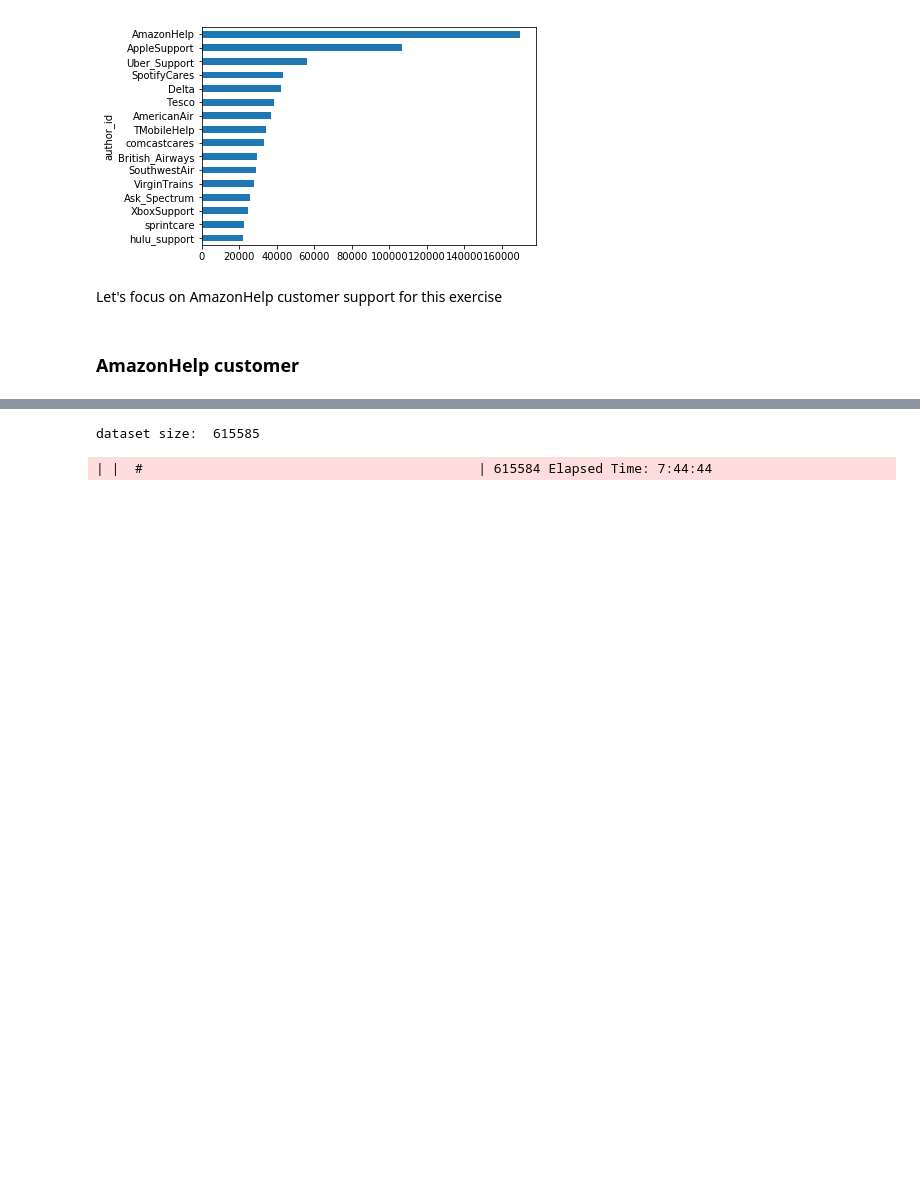
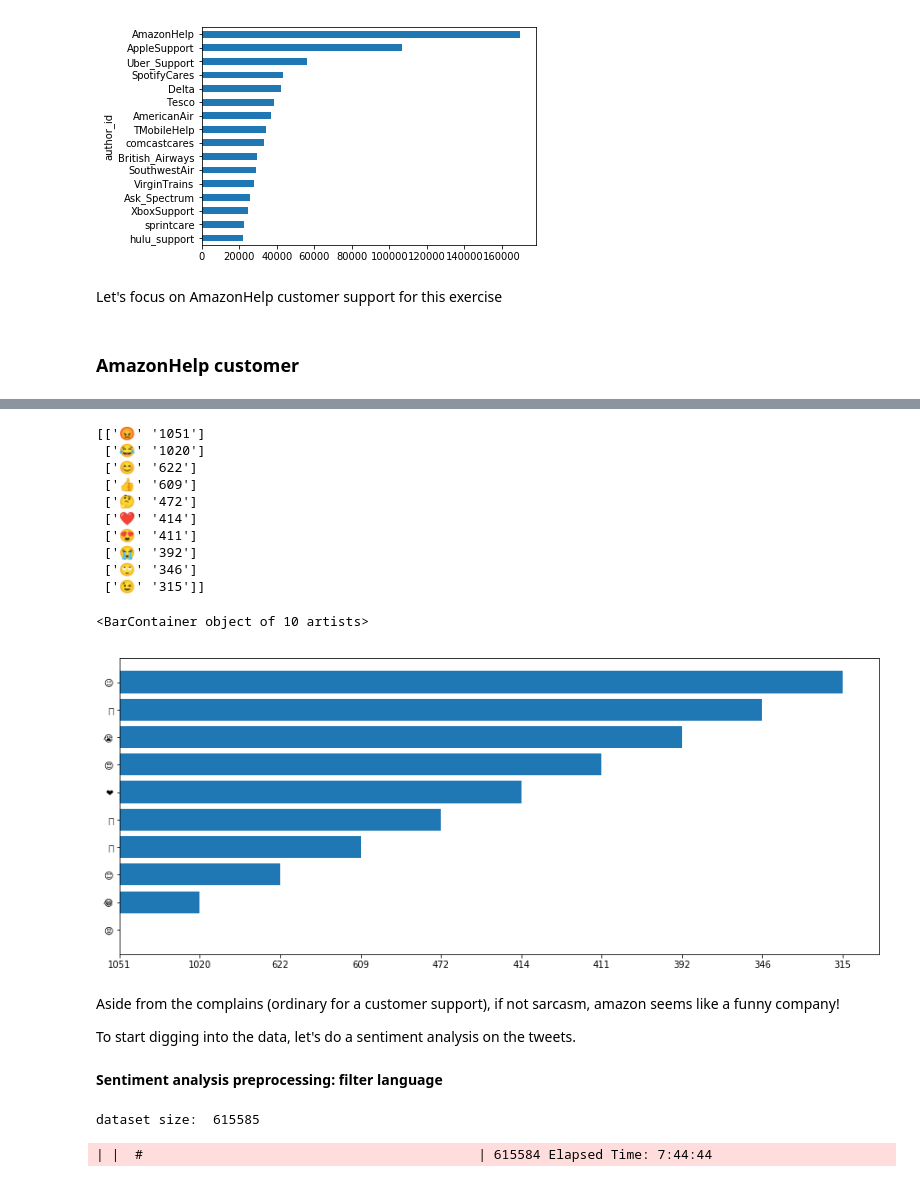
Before and after one commit to ramygr/Machine-Learning, a Jupyter notebook: Customer Support on Twitter/Customer Support on Twitter.ipynb, the cells around one changed output, grey strips where cells are left out. Saved outputs shown, nothing was run; the diff lists cells and outputs as text; code cells hidden in the pictures; blank space fills up the shorter version.

```diff
--- a/Customer Support on Twitter/Customer Support on Twitter.ipynb
+++ b/Customer Support on Twitter/Customer Support on Twitter.ipynb
@@ -81,0 +85,5 @@ data_am.to_csv('data/data_AmazonHelp.csv')
+# %%
+bool_am_emo = [len(list( set(i[1][4]) & set(emoji.UNICODE_EMOJI.keys()) ))>0
+               for i in progressbar.progressbar(data_am_cust.iterrows())]
+
+data_am_cust[bool_am_emo].to_csv('data/data_AmazonHelp_withEmojis.csv')
@@ -82,3 +92,46 @@ data_am.to_csv('data/data_AmazonHelp.csv')
+# %%
+data_am_cust = pd.read_csv('data/data_AmazonHelp_withEmojis.csv')
+# %%
+def emoji_count(data,filter_company):
+    count = {}
+    for s in data[data['author_id']!=filter_company]['text']:
+        for c in list(s):
+            if c in emoji.UNICODE_EMOJI.keys():
+                if c not in count.keys():
+                    count[c] = 1
+                else:
+                    count[c] += 1
+    return count
+# %%
+count_emoji = emoji_count(data_am_cust[bool_am_emo],filter_company='AmazonHelp')
+list_emoji = [list(i) for i in count_emoji.items()]
+list_emoji.sort(key=lambda x:x[1], reverse=True)
+list_emoji = np.array(list_emoji)
+# %%
+print(list_emoji[:10])
+
+fig = plt.figure(figsize=(15,6))
+ax1 = fig.add_subplot(111)
+ax1.barh(list_emoji[:10].T[0],list_emoji[:10].T[1])
+# %% [output]
+[['😡' '1051']
+ ['😂' '1020']
+ ['😊' '622']
+ ['👍' '609']
+ ['🤔' '472']
+ ['❤' '414']
+ ['😍' '411']
+ ['😭' '392']
+ ['🙄' '346']
+ ['😉' '315']]
+<BarContainer object of 10 artists>
+[figure, added]
+# %% [markdown]
+Aside from the complains (ordinary for a customer support), if not sarcasm, amazon seems like a funny company!
+
+To start digging into the data, let's do a sentiment analysis on the tweets.
+# %% [markdown]
+**Sentiment analysis preprocessing: filter language**
 # %%
 import numpy as np
 import pandas as pd
```
Also changed, not shown: parts of 23 cells of this notebook.
